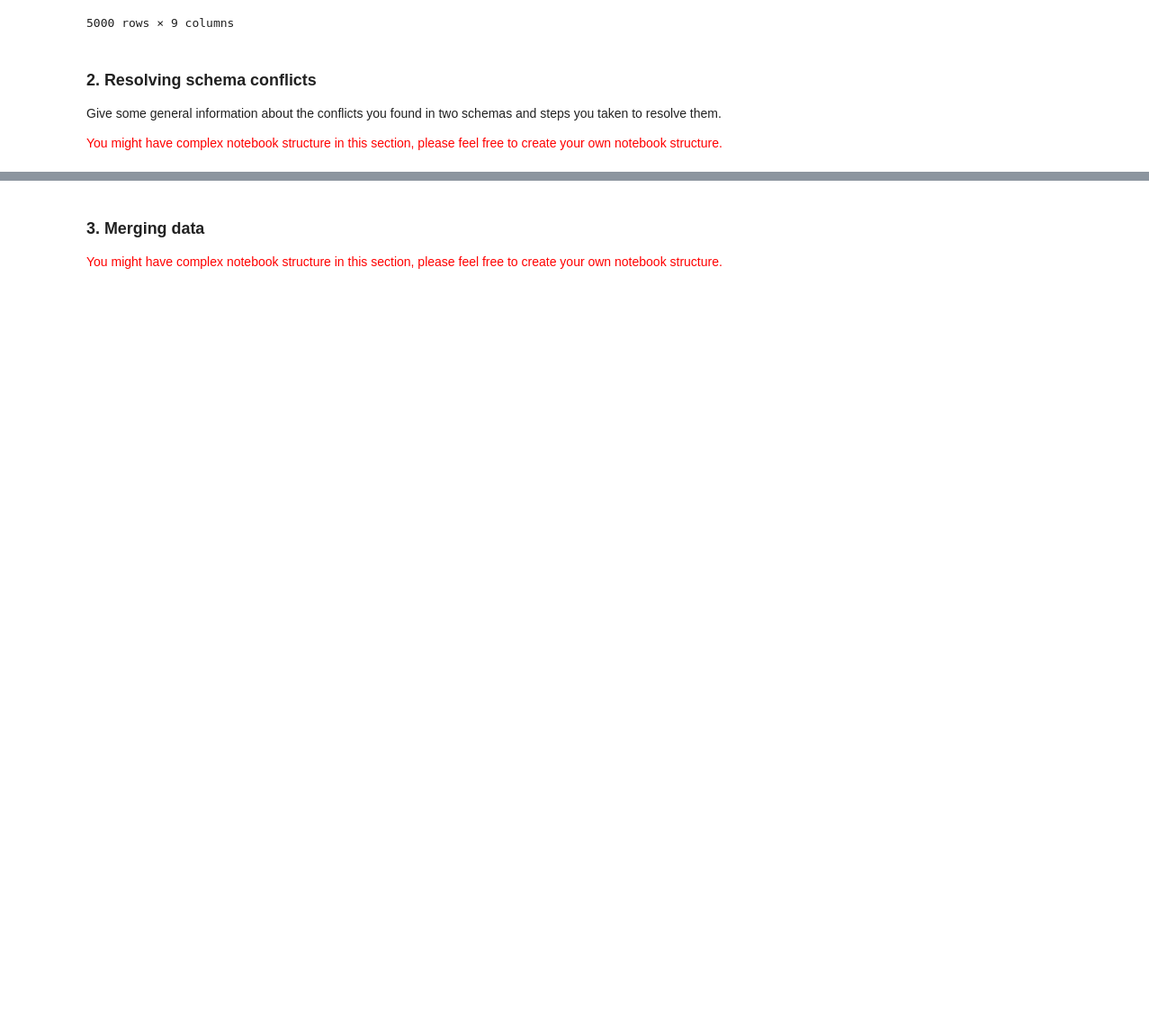
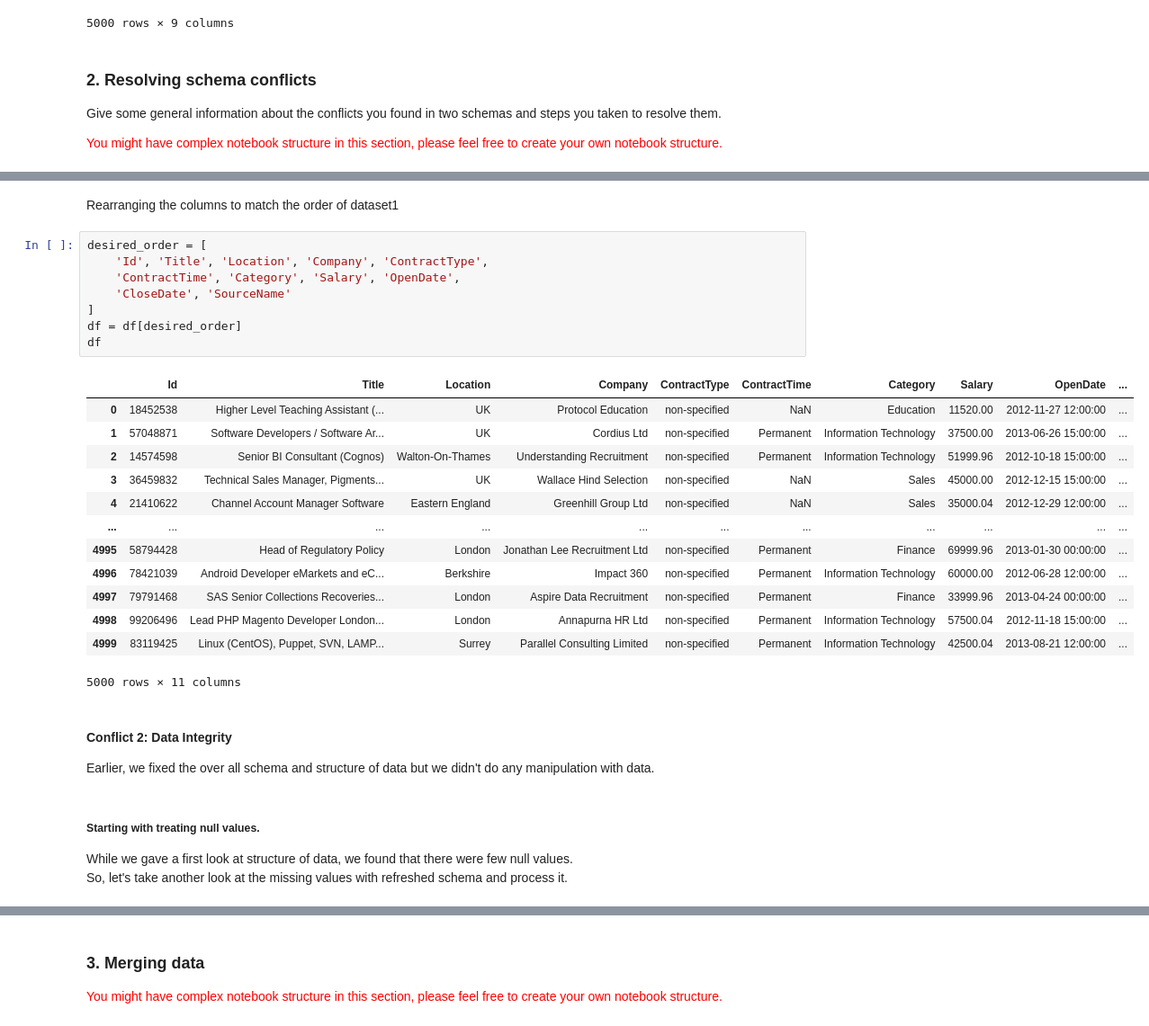
Before and after one commit to ayushpatel2002/Data-cleansing-and-modelling, a Jupyter notebook: s3891013_task3.ipynb, the cells around one changed output, grey strips where cells are left out. Shown: that part at 90% size. Drawn from its saved outputs; the diff is of its cells as text; blank space fills up the shorter version.

```diff
--- a/s3891013_task3.ipynb
+++ b/s3891013_task3.ipynb
@@ -190,0 +208,31 @@ df
+# %% [markdown]
+Rearranging the columns to match the order of dataset1
+# %%
+desired_order = [
+    'Id', 'Title', 'Location', 'Company', 'ContractType',
+    'ContractTime', 'Category', 'Salary', 'OpenDate',
+    'CloseDate', 'SourceName'
+]
+df = df[desired_order]
+df
+# %% [output]
+|  | Id | Title | Location | Company | ContractType | ContractTime | Category | Salary | OpenDate | ... |
+| 0 | 18452538 | Higher Level Teaching Assistant (... | UK | Protocol Education | non-specified | NaN | Education | 11520.00 | 2012-11-27 12:00:00 | ... |
+| 1 | 57048871 | Software Developers / Software Ar... | UK | Cordius Ltd | non-specified | Permanent | Information Technology | 37500.00 | 2013-06-26 15:00:00 | ... |
+| 2 | 14574598 | Senior BI Consultant (Cognos) | Walton-On-Thames | Understanding Recruitment | non-specified | Permanent | Information Technology | 51999.96 | 2012-10-18 15:00:00 | ... |
+| 3 | 36459832 | Technical Sales Manager, Pigments... | UK | Wallace Hind Selection | non-specified | NaN | Sales | 45000.00 | 2012-12-15 15:00:00 | ... |
+| 4 | 21410622 | Channel Account Manager Software | Eastern England | Greenhill Group Ltd | non-specified | NaN | Sales | 35000.04 | 2012-12-29 12:00:00 | ... |
+| ... | ... | ... | ... | ... | ... | ... | ... | ... | ... | ... |
+| 4995 | 58794428 | Head of Regulatory Policy | London | Jonathan Lee Recruitment Ltd | non-specified | Permanent | Finance | 69999.96 | 2013-01-30 00:00:00 | ... |
+| 4996 | 78421039 | Android Developer eMarkets and eC... | Berkshire | Impact 360 | non-specified | Permanent | Information Technology | 60000.00 | 2012-06-28 12:00:00 | ... |
+| 4997 | 79791468 | SAS Senior Collections Recoveries... | London | Aspire Data Recruitment | non-specified | Permanent | Finance | 33999.96 | 2013-04-24 00:00:00 | ... |
+| 4998 | 99206496 | Lead PHP Magento Developer London... | London | Annapurna HR Ltd | non-specified | Permanent | Information Technology | 57500.04 | 2012-11-18 15:00:00 | ... |
+| 4999 | 83119425 | Linux (CentOS), Puppet, SVN, LAMP... | Surrey | Parallel Consulting Limited | non-specified | Permanent | Information Technology | 42500.04 | 2013-08-21 12:00:00 | ... |
+5000 rows × 11 columns
+# %% [markdown]
+#### Conflict 2: Data Integrity
+Earlier, we fixed the over all schema and structure of data but we didn't do any manipulation with data.
+# %% [markdown]
+##### Starting with treating null values. <br>
+While we gave a first look at structure of data, we found that there were few null values. <br>
+So, let's take another look at the missing values with refreshed schema and process it.
```
Also changed, not shown: parts of 29 cells of this notebook, 2 other files.
